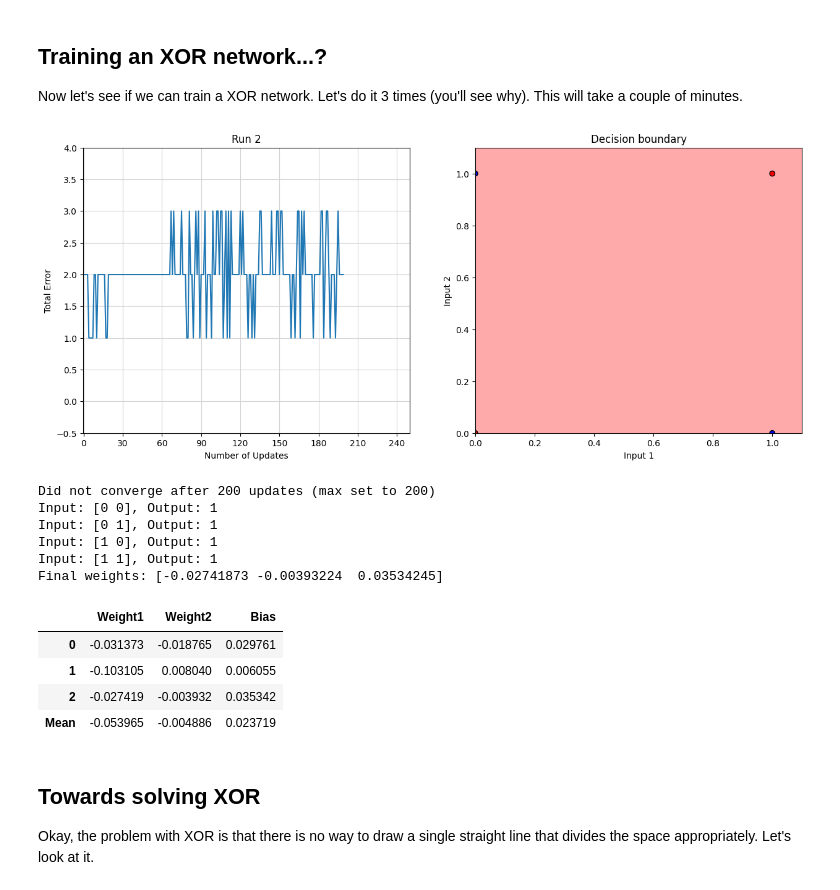
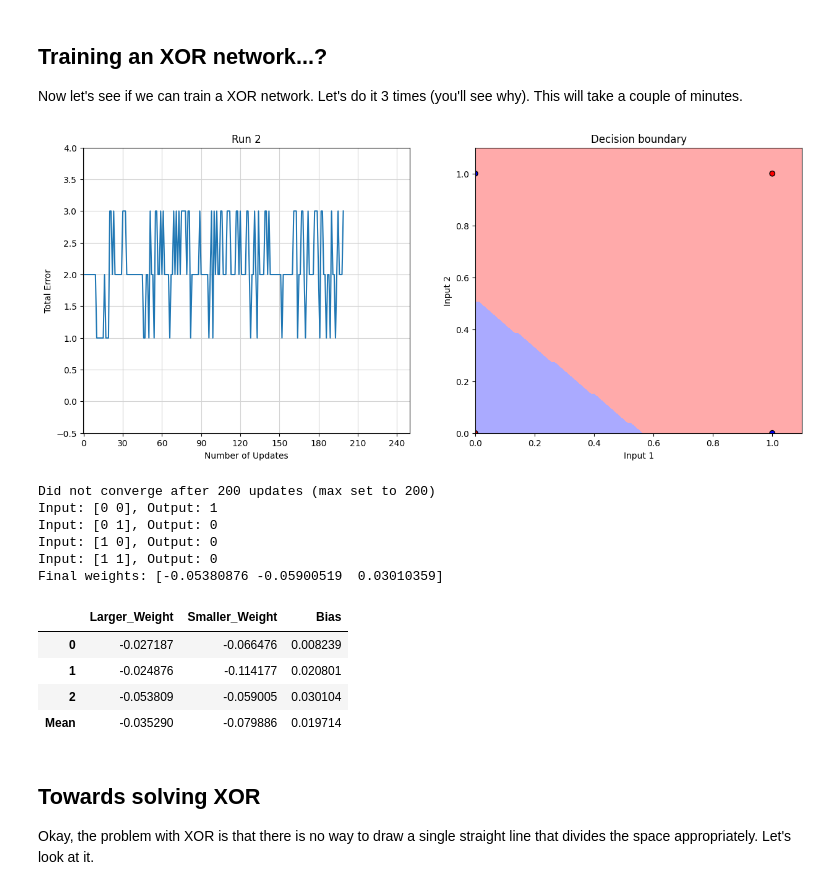
Before and after one commit to jsmagnuson/models-of-the-mind-notebooks, a Jupyter notebook: 12-nnets-02-training-linear-networks.ipynb, the cells around one changed output. Saved outputs shown, nothing was run; the diff lists cells and outputs as text; code cells hidden in the pictures.

```diff
--- a/12-nnets-02-training-linear-networks.ipynb
+++ b/12-nnets-02-training-linear-networks.ipynb
@@ -359,6 +408,8 @@ Final weights: [ 1.02397248  0.57335905 -0.16339755]
 Now let's see if we can train an NAND network. Let's do it 10 times.
 # %%
 import pandas as pd
+import numpy as np
+import time
 
 nand_expected_outputs = np.array([1, 1, 1, 0])  # NAND outputs
 
@@ -368,14 +419,17 @@ successful_weights = []
 # Run the training 10 times
 for run in range(10):
     or_wts = train_perceptron(inputs, nand_expected_outputs, ptitle=f'Run {run}',
-                                          learning_rate=0.5, sd=2.0, try_updates=50, max_updates=4000, rseed=None)
-    successful_weights.append(or_wts)
+                              learning_rate=0.5, sd=2.0, try_updates=50, max_updates=4000, rseed=None)
+    # Separate the larger and smaller weights and append them with the bias
+    larger_weight = max(or_wts[0], or_wts[1])
+    smaller_weight = min(or_wts[0], or_wts[1])
+    successful_weights.append([larger_weight, smaller_weight, or_wts[2]])
     time.sleep(1)
 
-# Create a DataFrame to display the weights
-weights_df = pd.DataFrame(successful_weights, columns=['Weight1', 'Weight2', 'Bias'])
+# Create a DataFrame with columns for larger weight, smaller weight, and bias
+weights_df = pd.DataFrame(successful_weights, columns=['Larger_Weight', 'Smaller_Weight', 'Bias'])
 
-# Calculate the mean of the weights
+# Calculate the mean of the larger and smaller weights separately, along with the bias
 mean_weights = pd.DataFrame([weights_df.mean()], columns=weights_df.columns)
 mean_weights.index = ['Mean']
 
@@ -420,42 +474,47 @@ Final weights: [-1.25530238 -0.74144957  1.38529554]
 Now let's see if we can train a XOR network. Let's do it 3 times (you'll see why). This will take a couple of minutes.
 # %%
 import pandas as pd
+import numpy as np
+import time
 
 xor_expected_outputs = np.array([0, 1, 1, 0])  # XOR outputs
 
 # Initialize the list to store successful weights
 successful_weights = []
 
 # Run the training just 3 times, since we know it will not converge
 for run in range(3):
     or_wts = train_perceptron(inputs, xor_expected_outputs, ptitle=f'Run {run}',
-                                          learning_rate=0.05, sd=2.0, try_updates=50, max_updates=200, rseed=None)
-    successful_weights.append(or_wts)
+                              learning_rate=0.05, sd=2.0, try_updates=50, max_updates=200, rseed=None)
+    # Separate the larger and smaller weights and append them with the bias
+    larger_weight = max(or_wts[0], or_wts[1])
+    smaller_weight = min(or_wts[0], or_wts[1])
+    successful_weights.append([larger_weight, smaller_weight, or_wts[2]])
     time.sleep(1)
 
-# Create a DataFrame to display the weights
-weights_df = pd.DataFrame(successful_weights, columns=['Weight1', 'Weight2', 'Bias'])
+# Create a DataFrame with columns for larger weight, smaller weight, and bias
+weights_df = pd.DataFrame(successful_weights, columns=['Larger_Weight', 'Smaller_Weight', 'Bias'])
 
-# Calculate the mean of the weights
+# Calculate the mean of the larger and smaller weights separately, along with the bias
 mean_weights = pd.DataFrame([weights_df.mean()], columns=weights_df.columns)
 mean_weights.index = ['Mean']
 
 # Concatenate the mean row to the DataFrame
 weights_df_with_mean = pd.concat([weights_df, mean_weights])
 weights_df_with_mean
 # %% [output]
-[figure, old version]
+[figure, new version]
 Did not converge after 200 updates (max set to 200)
 Input: [0 0], Output: 1
-Input: [0 1], Output: 1
-Input: [1 0], Output: 1
-Input: [1 1], Output: 1
-Final weights: [-0.02741873 -0.00393224  0.03534245]
+Input: [0 1], Output: 0
+Input: [1 0], Output: 0
+Input: [1 1], Output: 0
+Final weights: [-0.05380876 -0.05900519  0.03010359]
-|  | Weight1 | Weight2 | Bias |
-| 0 | -0.031373 | -0.018765 | 0.029761 |
-| 1 | -0.103105 | 0.008040 | 0.006055 |
-| 2 | -0.027419 | -0.003932 | 0.035342 |
-| Mean | -0.053965 | -0.004886 | 0.023719 |
+|  | Larger_Weight | Smaller_Weight | Bias |
+| 0 | -0.027187 | -0.066476 | 0.008239 |
+| 1 | -0.024876 | -0.114177 | 0.020801 |
+| 2 | -0.053809 | -0.059005 | 0.030104 |
+| Mean | -0.035290 | -0.079886 | 0.019714 |
 # %% [markdown]
 ## Towards solving XOR
 
```
Also changed, not shown: parts of 11 cells of this notebook, 2 other files.
